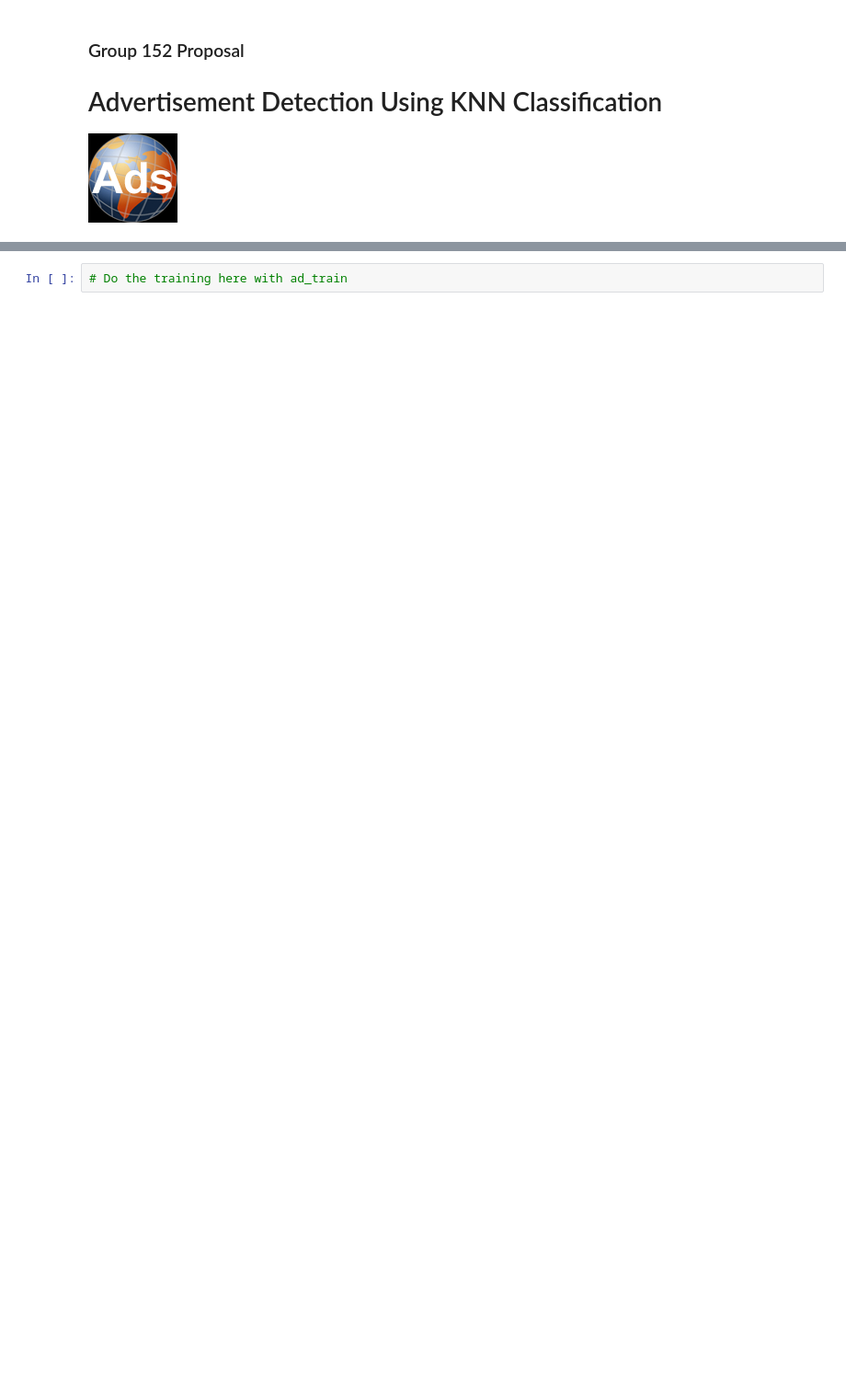
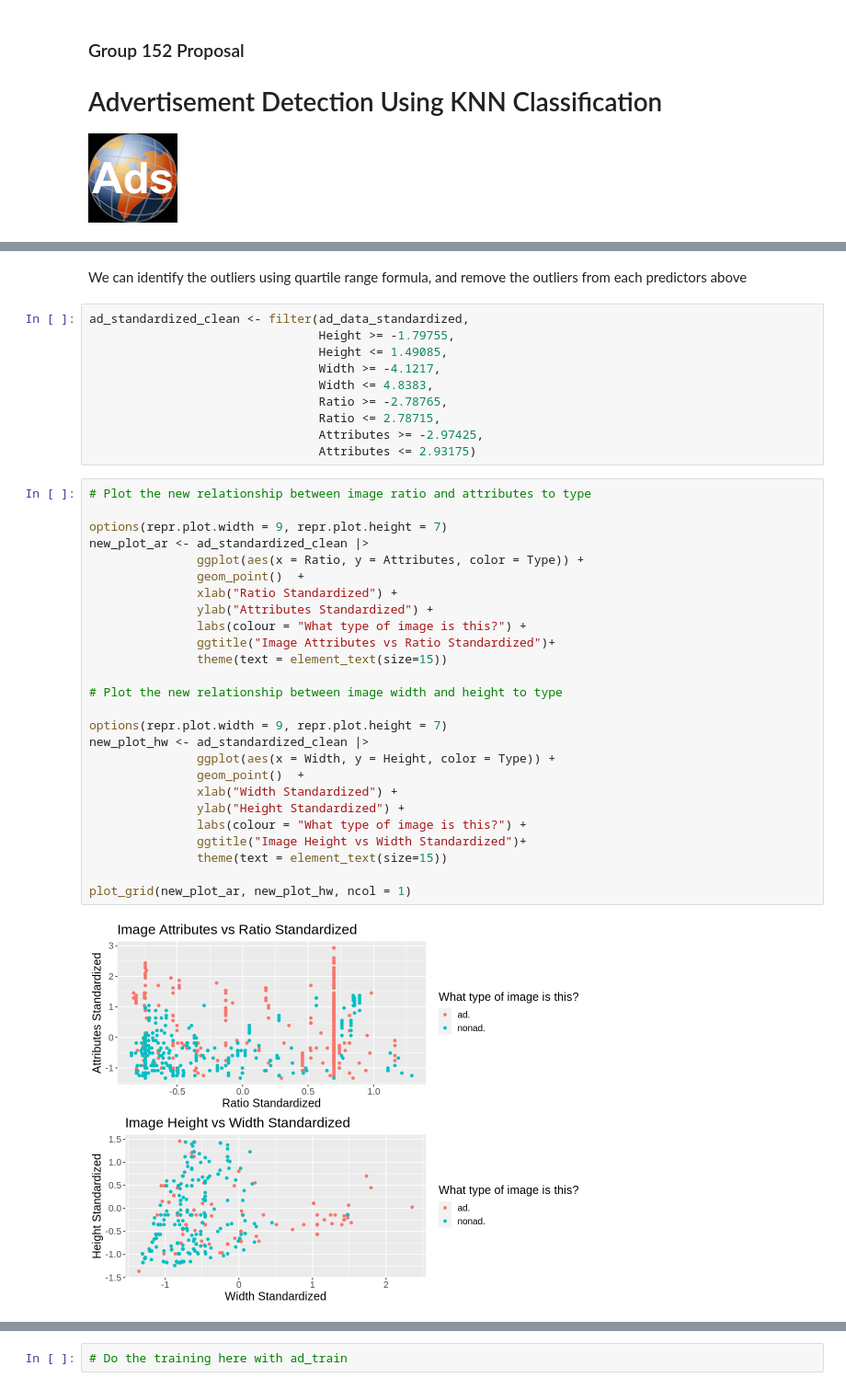
Before and after one commit to msamanthaf/Ad_Classification_DSCI, a Jupyter notebook: Advertisement_Classification.ipynb, the cells around one changed output, grey strips where cells are left out. Shown at 92% size. Cells and saved outputs as stored; diff of their text form; blank space fills up the shorter version.

```diff
--- a/Advertisement_Classification.ipynb
+++ b/Advertisement_Classification.ipynb
@@ -199,0 +232,40 @@ ad_plot2
+# %% [markdown]
+We can identify the outliers using quartile range formula, and remove the outliers from each predictors above
+# %%
+ad_standardized_clean <- filter(ad_data_standardized,
+                                Height >= -1.79755,
+                                Height <= 1.49085,
+                                Width >= -4.1217,
+                                Width <= 4.8383,
+                                Ratio >= -2.78765,
+                                Ratio <= 2.78715,
+                                Attributes >= -2.97425,
+                                Attributes <= 2.93175)
+# %%
+# Plot the new relationship between image ratio and attributes to type
+
+options(repr.plot.width = 9, repr.plot.height = 7)
+new_plot_ar <- ad_standardized_clean |>
+               ggplot(aes(x = Ratio, y = Attributes, color = Type)) +
+               geom_point()  +
+               xlab("Ratio Standardized") +
+               ylab("Attributes Standardized") +
+               labs(colour = "What type of image is this?") +
+               ggtitle("Image Attributes vs Ratio Standardized")+
+               theme(text = element_text(size=15))
+
+# Plot the new relationship between image width and height to type
+
+options(repr.plot.width = 9, repr.plot.height = 7)
+new_plot_hw <- ad_standardized_clean |>
+               ggplot(aes(x = Width, y = Height, color = Type)) +
+               geom_point()  +
+               xlab("Width Standardized") +
+               ylab("Height Standardized") +
+               labs(colour = "What type of image is this?") +
+               ggtitle("Image Height vs Width Standardized")+
+               theme(text = element_text(size=15))
+
+plot_grid(new_plot_ar, new_plot_hw, ncol = 1)
+# %% [output]
+[figure, added]
```
Also changed, not shown: parts of 34 cells of this notebook.
